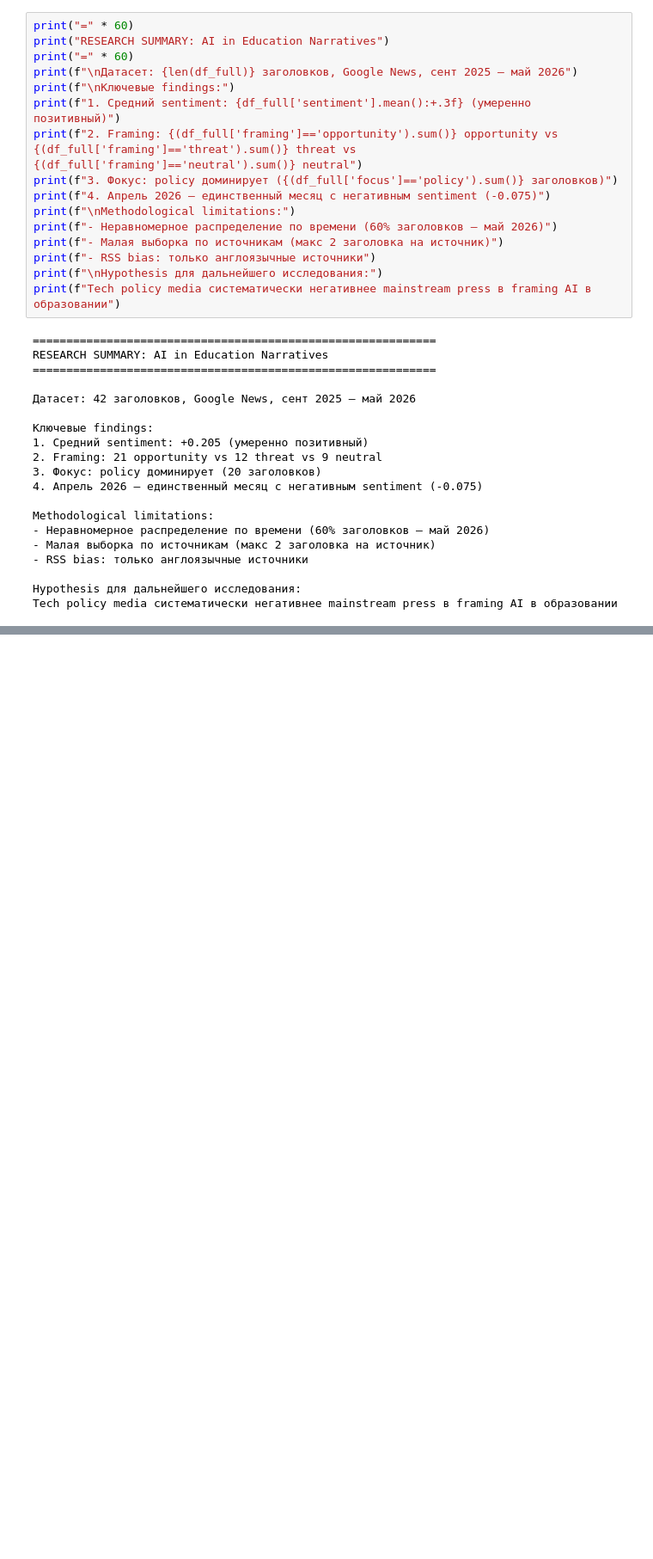
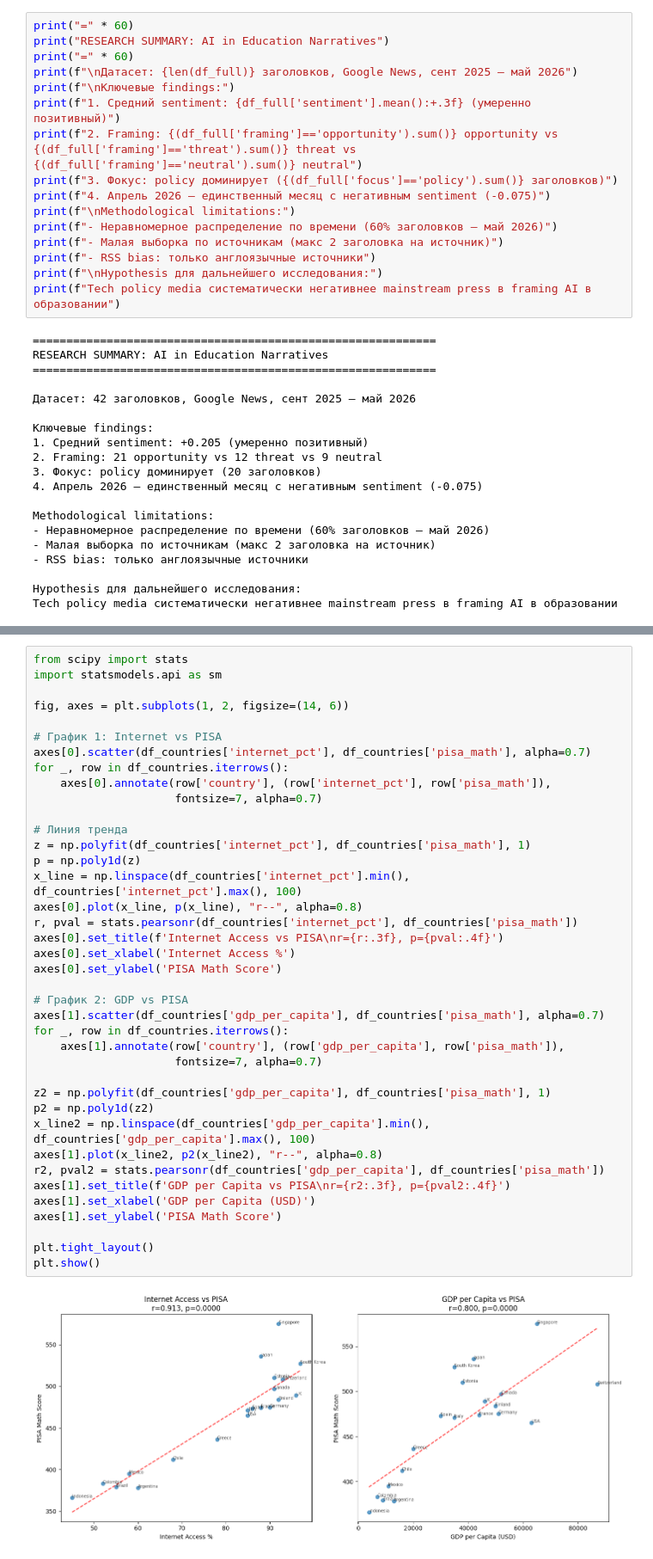
Before and after one commit to massimdaria-app/anthropic-fellows-research, a Jupyter notebook: day3_nlp.ipynb, the cells around one changed output, grey strips where cells are left out. Shown at 86% size. Drawn from its saved outputs; the diff is of its cells as text; blank space fills up the shorter version.

```diff
--- a/day3_nlp.ipynb
+++ b/day3_nlp.ipynb
@@ -755,0 +787,41 @@ Tech policy media систематически негативнее mainstream p
+# %%
+from scipy import stats
+import statsmodels.api as sm
+
+fig, axes = plt.subplots(1, 2, figsize=(14, 6))
+
+# График 1: Internet vs PISA
+axes[0].scatter(df_countries['internet_pct'], df_countries['pisa_math'], alpha=0.7)
+for _, row in df_countries.iterrows():
+    axes[0].annotate(row['country'], (row['internet_pct'], row['pisa_math']),
+                     fontsize=7, alpha=0.7)
+
+# Линия тренда
+z = np.polyfit(df_countries['internet_pct'], df_countries['pisa_math'], 1)
+p = np.poly1d(z)
+x_line = np.linspace(df_countries['internet_pct'].min(), df_countries['internet_pct'].max(), 100)
+axes[0].plot(x_line, p(x_line), "r--", alpha=0.8)
+r, pval = stats.pearsonr(df_countries['internet_pct'], df_countries['pisa_math'])
+axes[0].set_title(f'Internet Access vs PISA\nr={r:.3f}, p={pval:.4f}')
+axes[0].set_xlabel('Internet Access %')
+axes[0].set_ylabel('PISA Math Score')
+
+# График 2: GDP vs PISA
+axes[1].scatter(df_countries['gdp_per_capita'], df_countries['pisa_math'], alpha=0.7)
+for _, row in df_countries.iterrows():
+    axes[1].annotate(row['country'], (row['gdp_per_capita'], row['pisa_math']),
+                     fontsize=7, alpha=0.7)
+
+z2 = np.polyfit(df_countries['gdp_per_capita'], df_countries['pisa_math'], 1)
+p2 = np.poly1d(z2)
+x_line2 = np.linspace(df_countries['gdp_per_capita'].min(), df_countries['gdp_per_capita'].max(), 100)
+axes[1].plot(x_line2, p2(x_line2), "r--", alpha=0.8)
+r2, pval2 = stats.pearsonr(df_countries['gdp_per_capita'], df_countries['pisa_math'])
+axes[1].set_title(f'GDP per Capita vs PISA\nr={r2:.3f}, p={pval2:.4f}')
+axes[1].set_xlabel('GDP per Capita (USD)')
+axes[1].set_ylabel('PISA Math Score')
+
+plt.tight_layout()
+plt.show()
+# %% [output]
+[figure, added]
```
Also changed, not shown: parts of 3 cells of this notebook.
